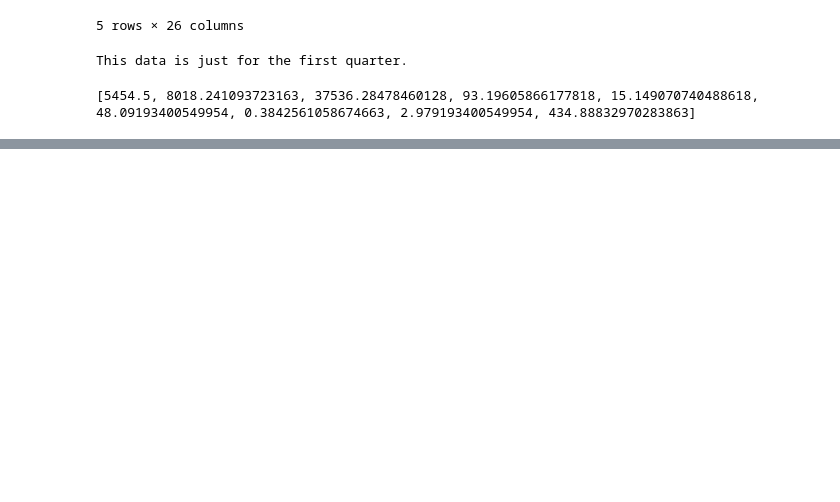
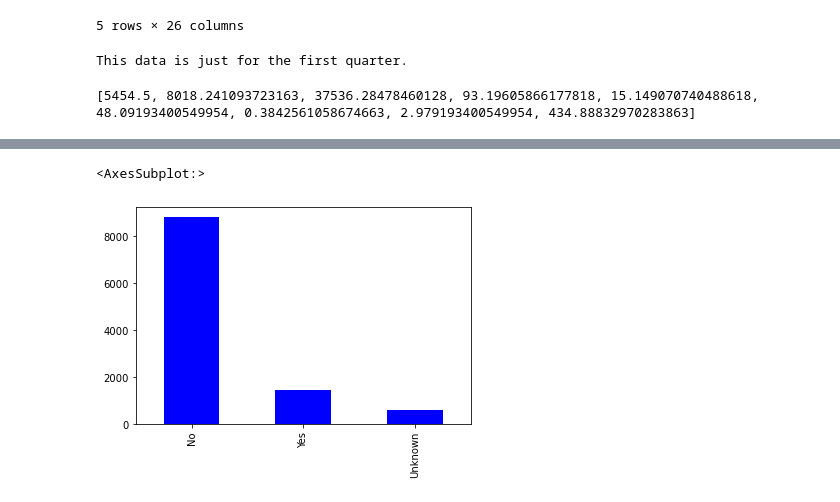
Before and after one commit to UmmuDem/Customer-Analysis-Round-1, a Jupyter notebook: lab-customer-analysis-round-2.ipynb, the cells around one changed output, grey strips where cells are left out. Saved outputs shown, nothing was run; the diff lists cells and outputs as text; code cells hidden in the pictures; blank space fills up the shorter version.

```diff
--- a/lab-customer-analysis-round-2.ipynb
+++ b/lab-customer-analysis-round-2.ipynb
@@ -155,0 +192,5 @@ print(means)
+# %%
+data['response'].value_counts().plot(kind='bar',color='blue')
+# %% [output]
+<AxesSubplot:>
+[figure, added]
```
Also changed, not shown: parts of 19 cells of this notebook.
